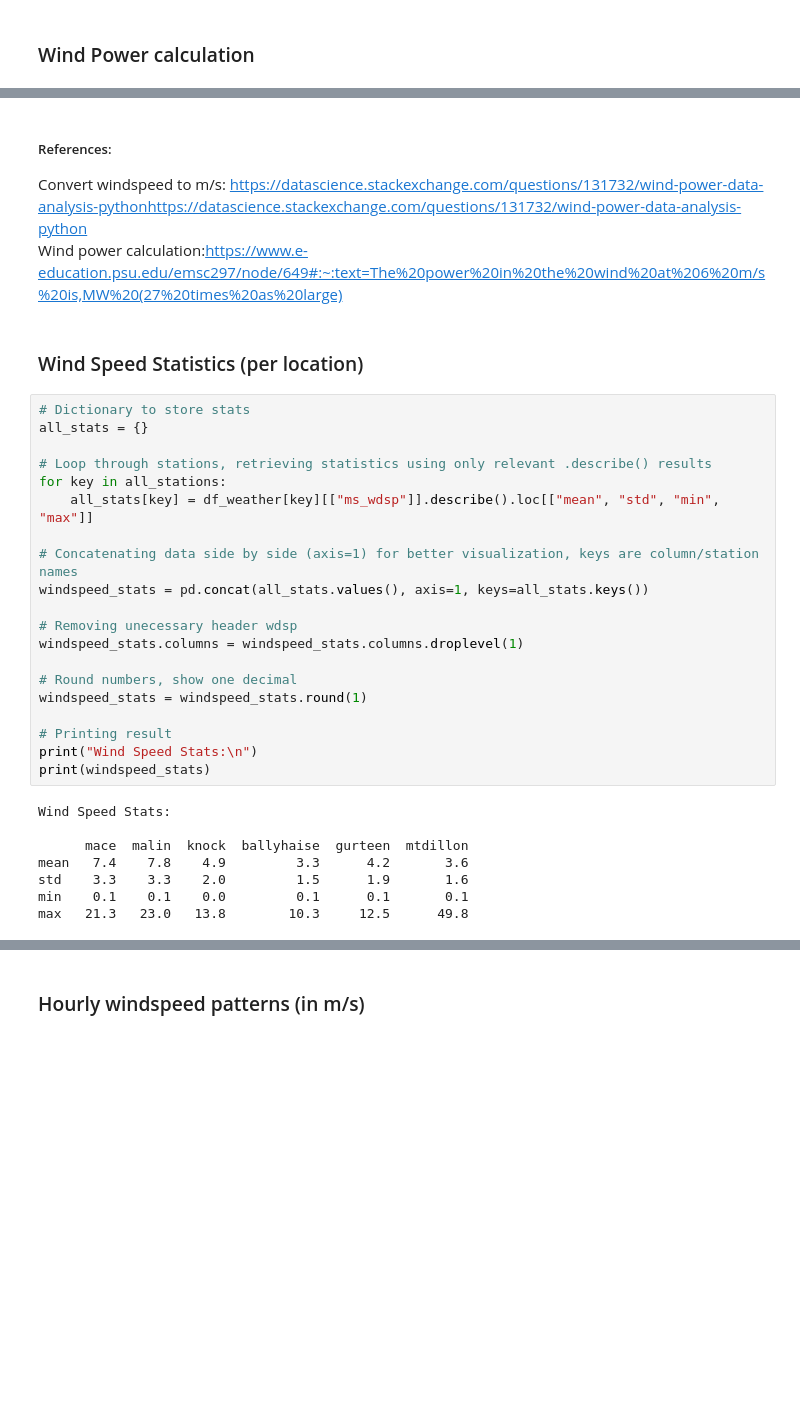
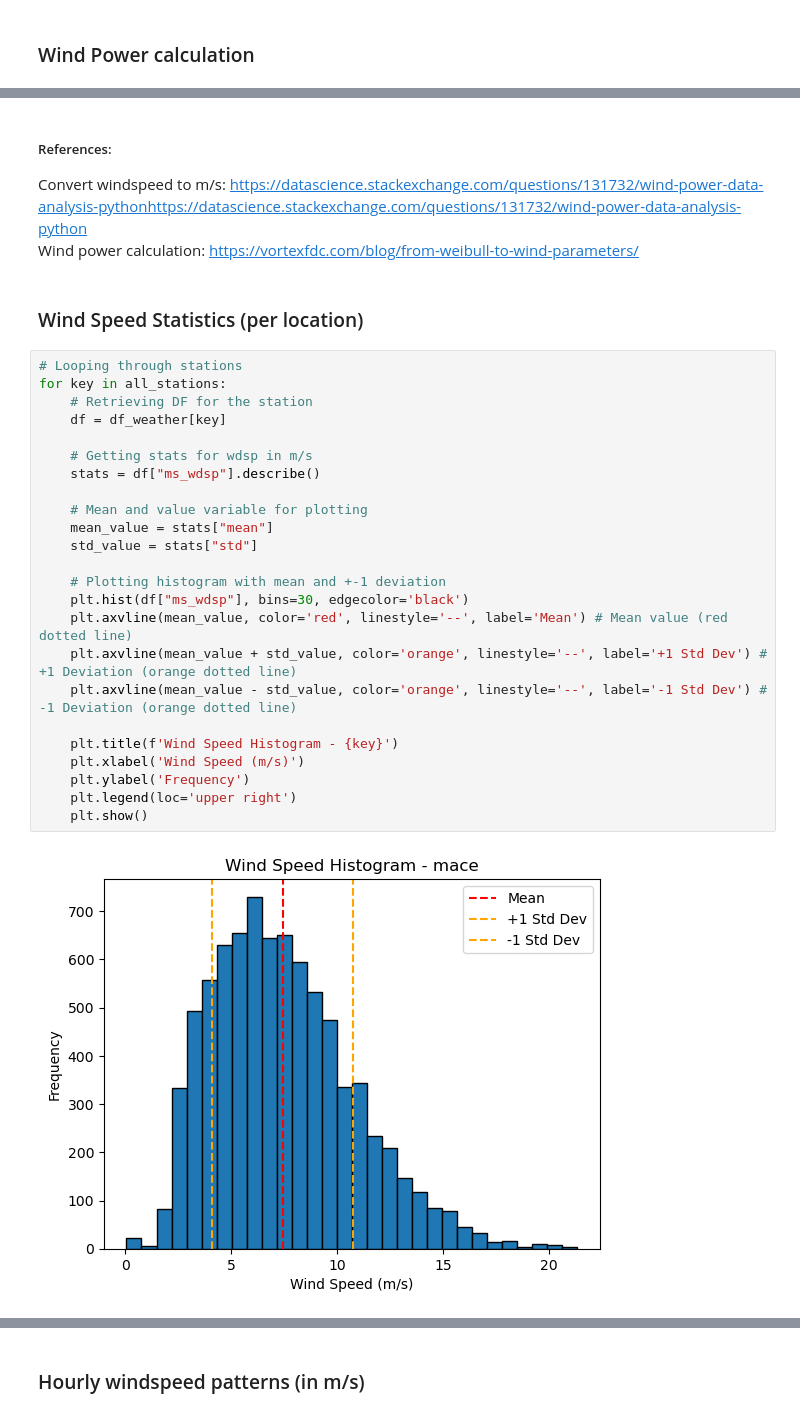
Before and after one commit to vanelyraa/programming-for-data-analytics, a Jupyter notebook: project/project.ipynb, the cells around one changed output, grey strips where cells are left out. Saved outputs shown, nothing was run; the diff lists cells and outputs as text; blank space fills up the shorter version.

```diff
--- a/project/project.ipynb
+++ b/project/project.ipynb
@@ -206,34 +272,32 @@ for key in all_stations_hly:
 # %% [markdown]
 ##### References:
 Convert windspeed to m/s: https://datascience.stackexchange.com/questions/131732/wind-power-data-analysis-pythonhttps://datascience.stackexchange.com/questions/131732/wind-power-data-analysis-python
-Wind power calculation:https://www.e-education.psu.edu/emsc297/node/649#:~:text=The%20power%20in%20the%20wind%20at%206%20m/s%20is,MW%20(27%20times%20as%20large)
+Wind power calculation: https://vortexfdc.com/blog/from-weibull-to-wind-parameters/
 # %% [markdown]
 ### Wind Speed Statistics (per location)
-# %%
-# Dictionary to store stats
-all_stats = {}
-
-# Loop through stations, retrieving statistics using only relevant .describe() results
-for key in all_stations:
-    all_stats[key] = df_weather[key][["ms_wdsp"]].describe().loc[["mean", "std", "min", "max"]]
-
-# Concatenating data side by side (axis=1) for better visualization, keys are column/station names
-windspeed_stats = pd.concat(all_stats.values(), axis=1, keys=all_stats.keys())
-
-# Removing unecessary header wdsp
-windspeed_stats.columns = windspeed_stats.columns.droplevel(1)
-
-# Round numbers, show one decimal
-windspeed_stats = windspeed_stats.round(1)
-
-# Printing result
-print("Wind Speed Stats:\n")
-print(windspeed_stats)
-# %% [output]
-Wind Speed Stats:
-
-      mace  malin  knock  ballyhaise  gurteen  mtdillon
-mean   7.4    7.8    4.9         3.3      4.2       3.6
-std    3.3    3.3    2.0         1.5      1.9       1.6
-min    0.1    0.1    0.0         0.1      0.1       0.1
-max   21.3   23.0   13.8        10.3     12.5      49.8
+# %%
+# Looping through stations
+for key in all_stations:
+    # Retrieving DF for the station
+    df = df_weather[key]
+
+    # Getting stats for wdsp in m/s
+    stats = df["ms_wdsp"].describe()
+
+    # Mean and value variable for plotting
+    mean_value = stats["mean"]
+    std_value = stats["std"]
+
+    # Plotting histogram with mean and +-1 deviation
+    plt.hist(df["ms_wdsp"], bins=30, edgecolor='black')
+    plt.axvline(mean_value, color='red', linestyle='--', label='Mean') # Mean value (red dotted line)
+    plt.axvline(mean_value + std_value, color='orange', linestyle='--', label='+1 Std Dev') # +1 Deviation (orange dotted line)
+    plt.axvline(mean_value - std_value, color='orange', linestyle='--', label='-1 Std Dev') # -1 Deviation (orange dotted line)
+
+    plt.title(f'Wind Speed Histogram - {key}')
+    plt.xlabel('Wind Speed (m/s)')
+    plt.ylabel('Frequency')
+    plt.legend(loc='upper right')
+    plt.show()
+# %% [output]
+[figure, added]
```
Also changed, not shown: parts of 27 cells of this notebook, 2 other files.
